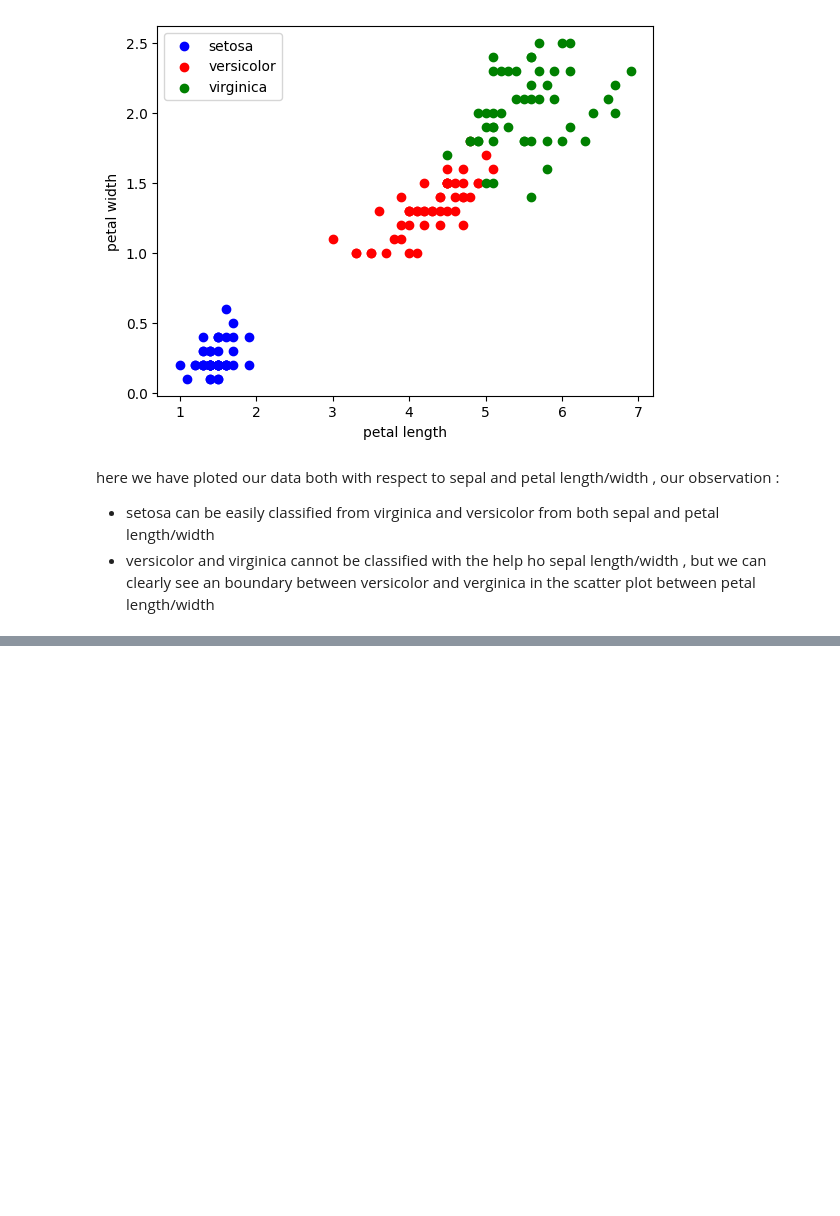
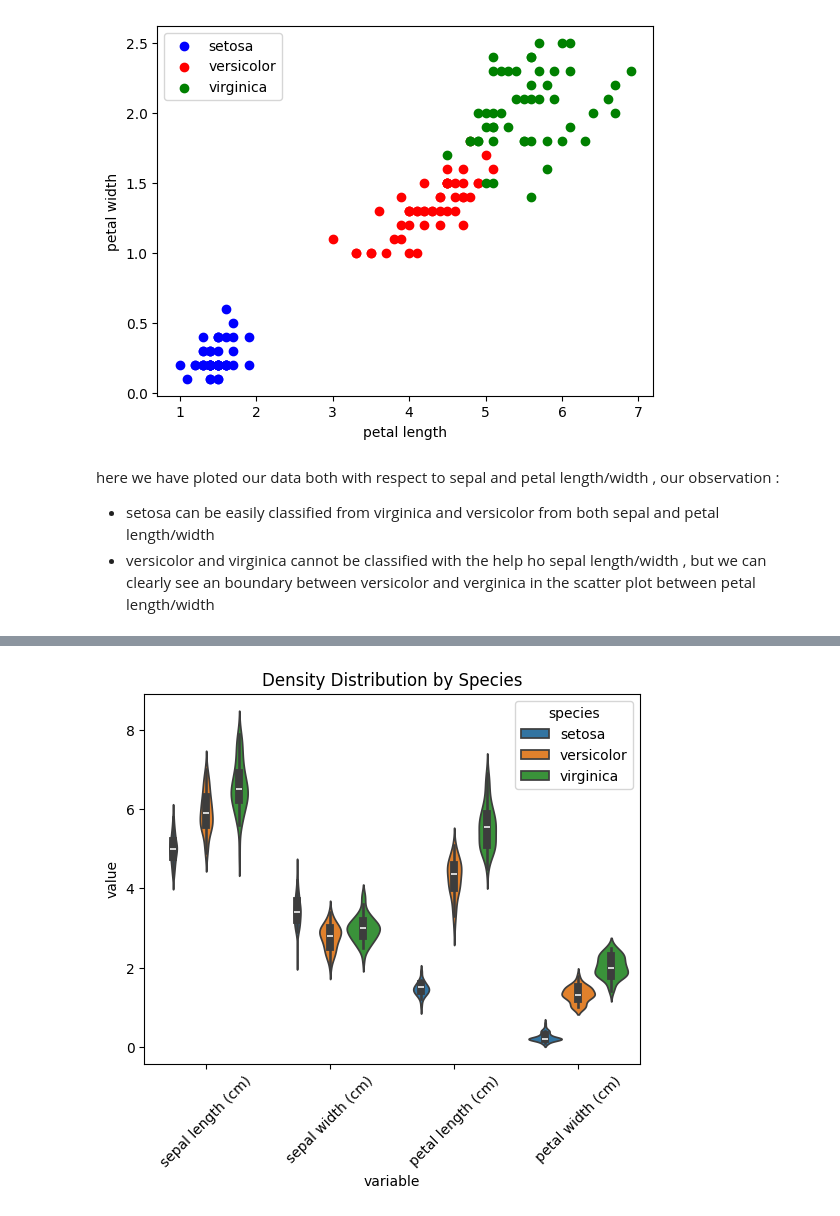
Before and after one commit to NiharSanoria1/iris_flower_classification, a Jupyter notebook: iris_class_notebook.ipynb, the cells around one changed output, grey strips where cells are left out. Drawn from its saved outputs; the diff is of its cells as text; code cells hidden in the pictures; blank space fills up the shorter version.

```diff
--- a/iris_class_notebook.ipynb
+++ b/iris_class_notebook.ipynb
@@ -113,0 +152,7 @@ here we have ploted our data both with respect to sepal and petal length/width ,
+# %%
+sns.violinplot(data=df_melted, x='variable', y='value', hue='species')
+plt.xticks(rotation=45)
+plt.title('Density Distribution by Species')
+plt.show()
+# %% [output]
+[figure, added]
```
Also changed, not shown: parts of 7 cells of this notebook, 2 other files.
